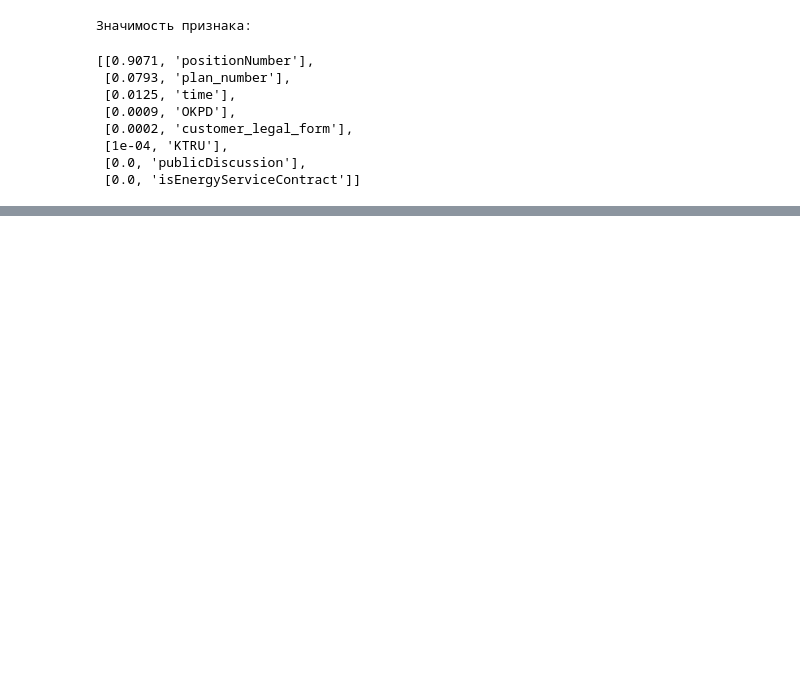
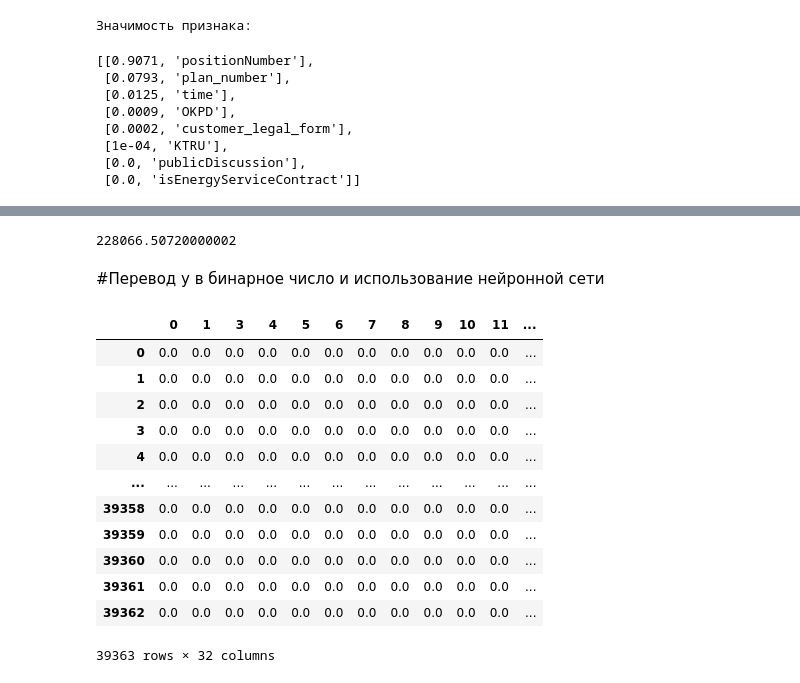
Before and after one commit to danil99152/prediction-of-government-tenders, a Jupyter notebook: total_auction_prediction.ipynb, the cells around one changed output, grey strips where cells are left out. Cells and saved outputs as stored; diff of their text form; code cells hidden in the pictures; blank space fills up the shorter version.

```diff
--- a/total_auction_prediction.ipynb
+++ b/total_auction_prediction.ipynb
@@ -254,12 +252,24 @@ ar_f
  [1e-04, 'KTRU'],
  [0.0, 'publicDiscussion'],
  [0.0, 'isEnergyServiceContract']]
-# %%
-#стандартизация
-x_train = preprocessing.scale(x_train)
-x_test = preprocessing.scale(x_test)
-y_train = preprocessing.scale(y_train)
-y_test = preprocessing.scale(y_test)
+# %%
+def normalize(y):
+  max = np.max(y)
+  return y/max
+# %%
+x_train[:,0] = normalize(x_train[:,0])
+x_train[:,1] = normalize(x_train[:,1])
+x_train[:,2] = normalize(x_train[:,2])
+x_train[:,5] = normalize(x_train[:,5])
+x_train[:,6] = normalize(x_train[:,6])
+x_train[:,7] = normalize(x_train[:,7])
+
+x_test[:,0] = normalize(x_test[:,0])
+x_test[:,1] = normalize(x_test[:,1])
+x_test[:,2] = normalize(x_test[:,2])
+x_test[:,5] = normalize(x_test[:,5])
+x_test[:,6] = normalize(x_test[:,6])
+x_test[:,7] = normalize(x_test[:,7])
 # %%
 lin_model = LinearRegression()
 lin_model.fit(x_train, y_train)
@@ -283,0 +365,41 @@ RMSE: 2.518850898392143
+# %%
+test_max*0.0122
+# %% [output]
+228066.50720000002
+# %% [markdown]
+#Перевод y в бинарное число и использование нейронной сети
+# %%
+d = {'0': [], '1': [], '3': [],
+     '4': [], '5': [], '6': [],
+     '7': [], '8': [], '9': [],
+     '10': [], '11': [], '12': [],
+     '13': [], '14': [], '15': [],
+     '16': [], '17': [], '18': [],
+     '19': [], '20': [], '21': [],
+     '21': [], '22': [], '23': [],
+     '24': [], '25': [], '26': [],
+     '27': [], '28': [], '29': [],
+     '30': [], '31': [], '32': []}
+y_vector = pd.DataFrame(data=d)
+
+for i, elem in enumerate(y_train):
+  for el, num in zip(bin(int(elem)).replace("0b", "")[::-1], y_vector.columns[::-1]):
+    y_vector.loc[i,num] = int(el)
+
+y_vector.iloc[pd.isnull(y_vector)] = 0
+
+y_vector
+# %% [output]
+|  | 0 | 1 | 3 | 4 | 5 | 6 | 7 | 8 | 9 | 10 | 11 | ... |
+| 0 | 0.0 | 0.0 | 0.0 | 0.0 | 0.0 | 0.0 | 0.0 | 0.0 | 0.0 | 0.0 | 0.0 | ... |
+| 1 | 0.0 | 0.0 | 0.0 | 0.0 | 0.0 | 0.0 | 0.0 | 0.0 | 0.0 | 0.0 | 0.0 | ... |
+| 2 | 0.0 | 0.0 | 0.0 | 0.0 | 0.0 | 0.0 | 0.0 | 0.0 | 0.0 | 0.0 | 0.0 | ... |
+| 3 | 0.0 | 0.0 | 0.0 | 0.0 | 0.0 | 0.0 | 0.0 | 0.0 | 0.0 | 0.0 | 0.0 | ... |
+| 4 | 0.0 | 0.0 | 0.0 | 0.0 | 0.0 | 0.0 | 0.0 | 0.0 | 0.0 | 0.0 | 0.0 | ... |
+| ... | ... | ... | ... | ... | ... | ... | ... | ... | ... | ... | ... | ... |
+| 39358 | 0.0 | 0.0 | 0.0 | 0.0 | 0.0 | 0.0 | 0.0 | 0.0 | 0.0 | 0.0 | 0.0 | ... |
+| 39359 | 0.0 | 0.0 | 0.0 | 0.0 | 0.0 | 0.0 | 0.0 | 0.0 | 0.0 | 0.0 | 0.0 | ... |
+| 39360 | 0.0 | 0.0 | 0.0 | 0.0 | 0.0 | 0.0 | 0.0 | 0.0 | 0.0 | 0.0 | 0.0 | ... |
+| 39361 | 0.0 | 0.0 | 0.0 | 0.0 | 0.0 | 0.0 | 0.0 | 0.0 | 0.0 | 0.0 | 0.0 | ... |
+| 39362 | 0.0 | 0.0 | 0.0 | 0.0 | 0.0 | 0.0 | 0.0 | 0.0 | 0.0 | 0.0 | 0.0 | ... |
+39363 rows × 32 columns
```
Also changed, not shown: parts of 19 cells of this notebook.
